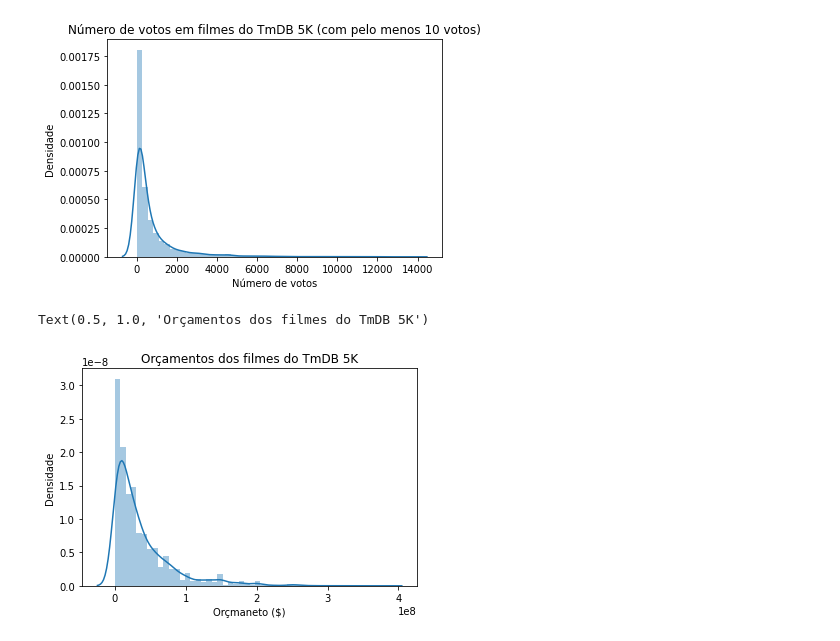
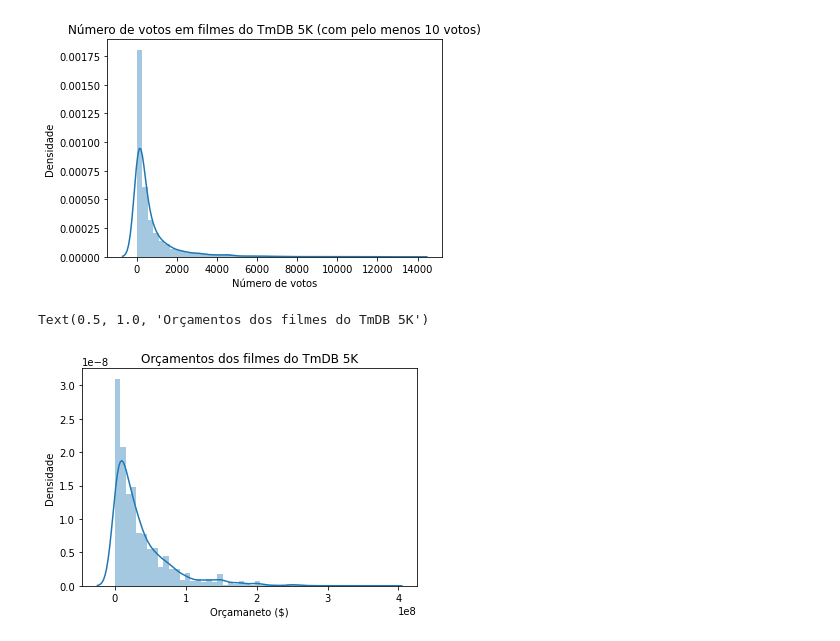
Before and after one commit to igorgripp/datascience-teste-estatisticos, a Jupyter notebook: Data Science - Introdução a Testes.ipynb, the cells around one changed output. Saved outputs shown, nothing was run; the diff lists cells and outputs as text; code cells hidden in the pictures.

```diff
--- a/Data Science - Introdução a Testes.ipynb
+++ b/Data Science - Introdução a Testes.ipynb
@@ -187,8 +191,8 @@ Text(0.5, 1.0, 'Número de votos em filmes do TmDB 5K (com pelo menos 10 votos)'
 # %%
 orçamentos = tmdb.query('budget > 0').budget
 ax = sns.distplot(orçamentos)
-ax.set(xlabel='Orçmaneto ($)', ylabel='Densidade')
+ax.set(xlabel='Orçamaneto ($)', ylabel='Densidade')
 ax.set_title('Orçamentos dos filmes do TmDB 5K')
 # %% [output]
 Text(0.5, 1.0, 'Orçamentos dos filmes do TmDB 5K')
-[figure, old version]
+[figure, new version]
```
Also changed, not shown: parts of 13 cells of this notebook.
